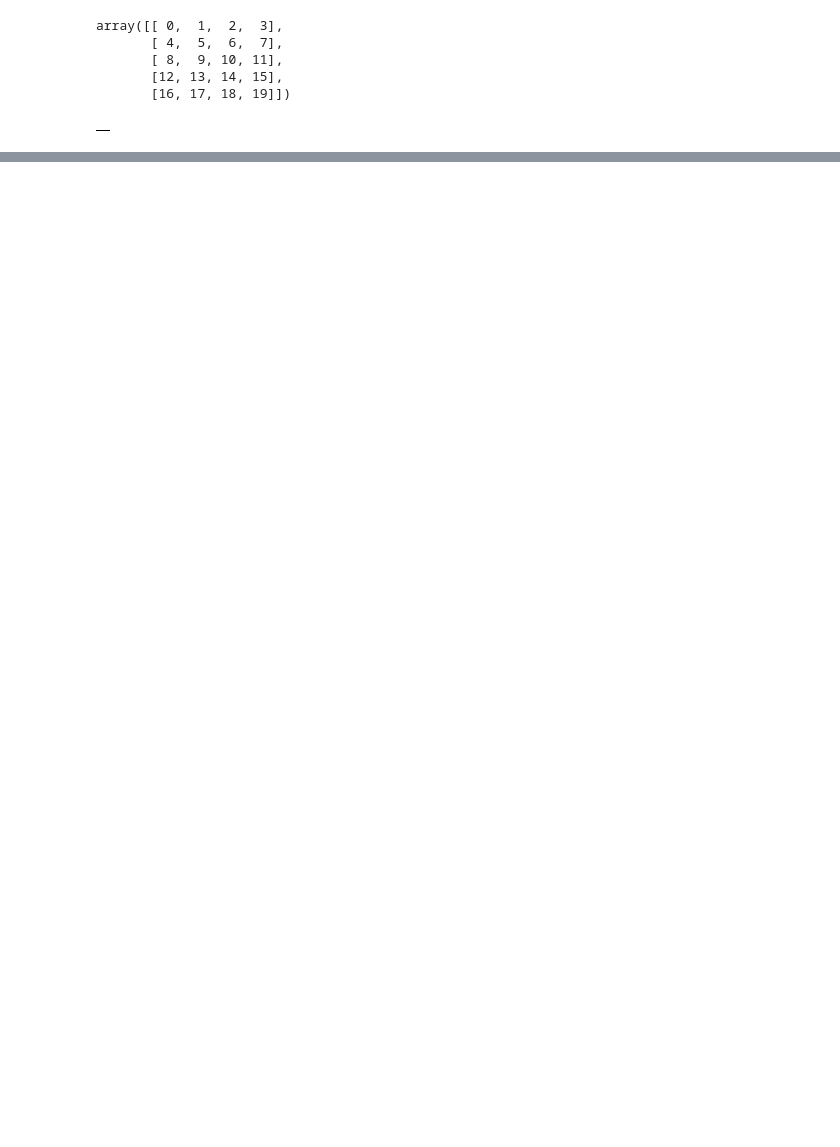
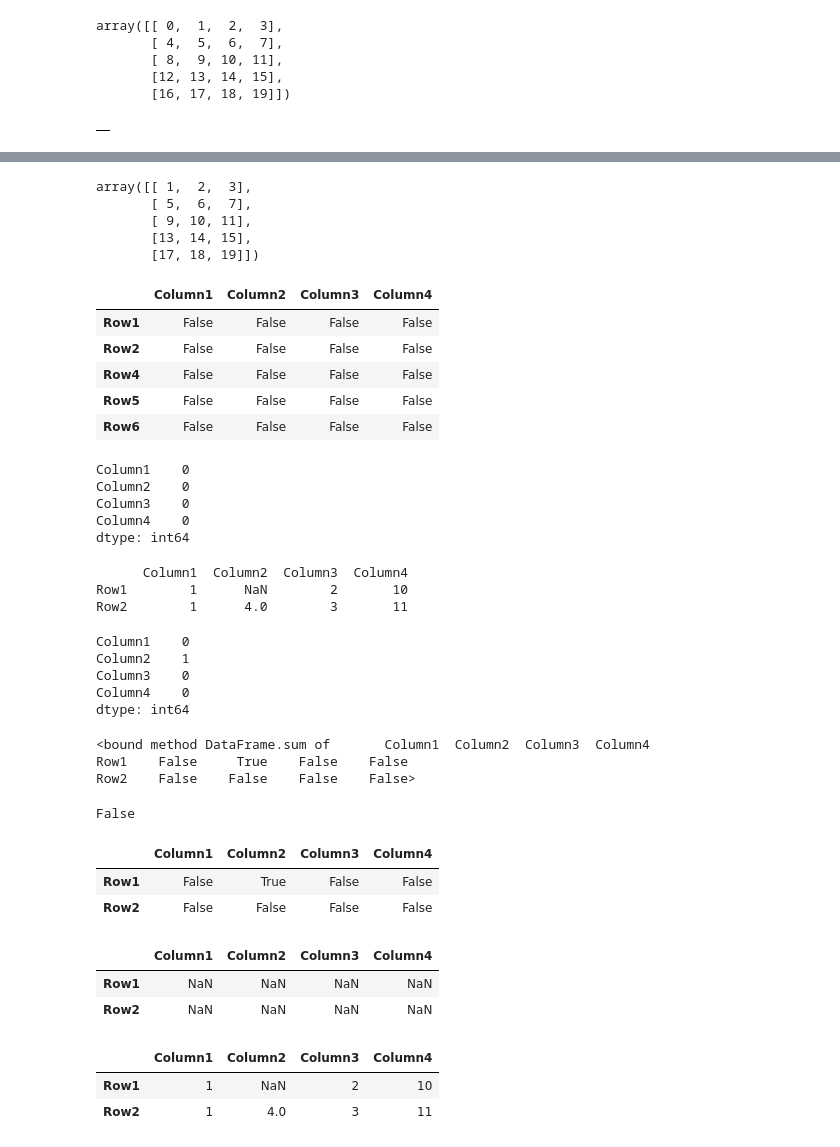
Before and after one commit to akashkeote/Python_In_Class, a Jupyter notebook: Python/PandaS/PANDAS.ipynb, the cells around one changed output, grey strips where cells are left out. Saved outputs shown, nothing was run; the diff lists cells and outputs as text; code cells hidden in the pictures; blank space fills up the shorter version.

Commit message:
Update notes, pandas, numpy, and python exercises
Co-authored-by: Copilot <223556219+Copilot@users.noreply.github.com>

```diff
--- a/Python/PandaS/PANDAS.ipynb
+++ b/Python/PandaS/PANDAS.ipynb
@@ -34,0 +133,79 @@ pd.DataFrame(data=np.arange(0,20).reshape(5,4),index=["Row1","Row2","Row4","Row5
+# %%
+#how to convert to array
+df.iloc[:,1:].values
+# %% [output]
+array([[ 1,  2,  3],
+       [ 5,  6,  7],
+       [ 9, 10, 11],
+       [13, 14, 15],
+       [17, 18, 19]])
+# %%
+#basic operation
+df.isnull()
+# %% [output]
+|  | Column1 | Column2 | Column3 | Column4 |
+| Row1 | False | False | False | False |
+| Row2 | False | False | False | False |
+| Row4 | False | False | False | False |
+| Row5 | False | False | False | False |
+| Row6 | False | False | False | False |
+# %%
+df.isnull().sum()
+# %% [output]
+Column1    0
+Column2    0
+Column3    0
+Column4    0
+dtype: int64
+# %%
+df = pd.DataFrame(
+    data=[
+        [1, np.nan, 2, 10],
+        [1, 4, 3, 11],
+    ],
+    index=["Row1", "Row2"],
+    columns=["Column1", "Column2", "Column3", "Column4"],
+)
+
+print(df)
+# %% [output]
+      Column1  Column2  Column3  Column4
+Row1        1      NaN        2       10
+Row2        1      4.0        3       11
+# %%
+df.isnull().sum()
+# %% [output]
+Column1    0
+Column2    1
+Column3    0
+Column4    0
+dtype: int64
+# %%
+df.isnull().sum
+# %% [output]
+<bound method DataFrame.sum of       Column1  Column2  Column3  Column4
+Row1    False     True    False    False
+Row2    False    False    False    False>
+# %%
+df.isnull().sum==0
+# %% [output]
+False
+# %%
+df.isnull()
+# %% [output]
+|  | Column1 | Column2 | Column3 | Column4 |
+| Row1 | False | True | False | False |
+| Row2 | False | False | False | False |
+# %%
+#Numpy me np.nan se null value hoti hai store
+df[df.isnull()]
+# %% [output]
+|  | Column1 | Column2 | Column3 | Column4 |
+| Row1 | NaN | NaN | NaN | NaN |
+| Row2 | NaN | NaN | NaN | NaN |
+# %%
+df[~df.isnull()]
+# %% [output]
+|  | Column1 | Column2 | Column3 | Column4 |
+| Row1 | 1 | NaN | 2 | 10 |
+| Row2 | 1 | 4.0 | 3 | 11 |
```
Also changed, not shown: parts of 34 cells of this notebook, 26 other files.
